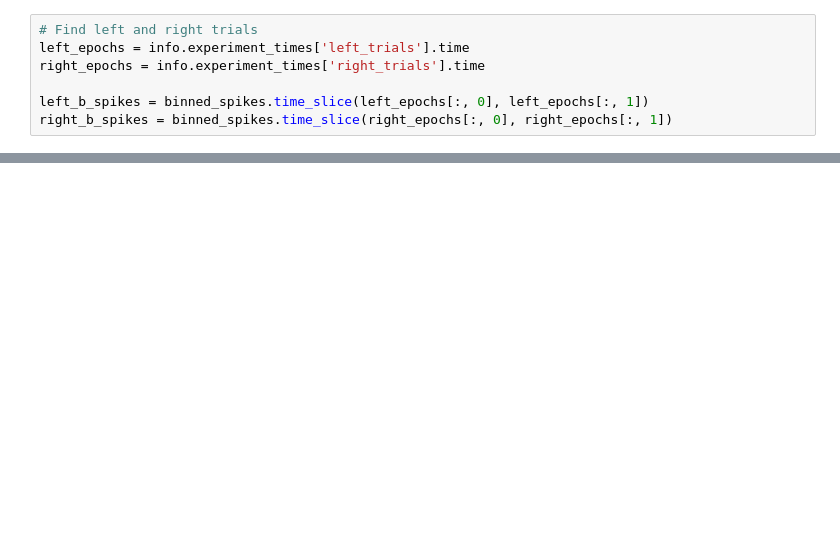
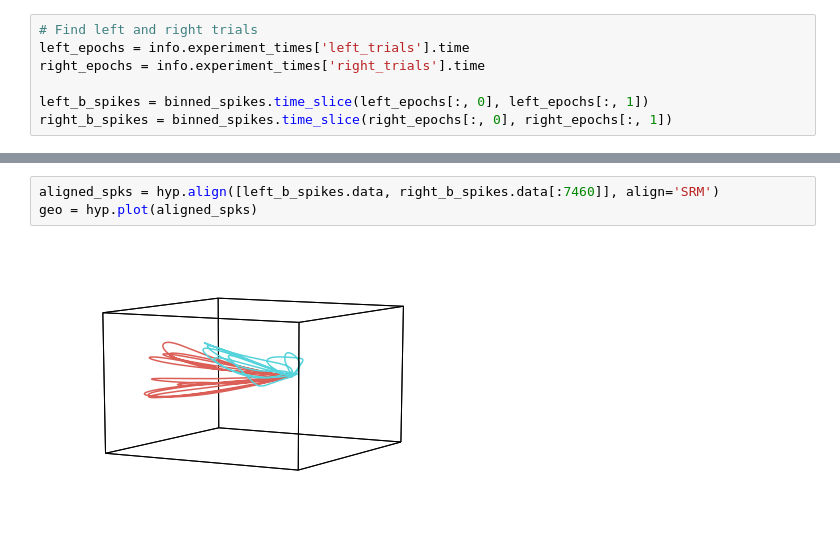
Before and after one commit to vandermeerlab/hc_hyperalign, a Jupyter notebook: sandbox.ipynb, the cells around one changed output, grey strips where cells are left out. Cells and saved outputs as stored; diff of their text form; blank space fills up the shorter version.

```diff
--- a/sandbox.ipynb
+++ b/sandbox.ipynb
@@ -33,0 +55,5 @@ right_b_spikes = binned_spikes.time_slice(right_epochs[:, 0], right_epochs[:, 1]
+# %%
+aligned_spks = hyp.align([left_b_spikes.data, right_b_spikes.data[:7460]], align='SRM')
+geo = hyp.plot(aligned_spks)
+# %% [output]
+[figure, added]
```
Also changed, not shown: parts of 5 cells of this notebook.
